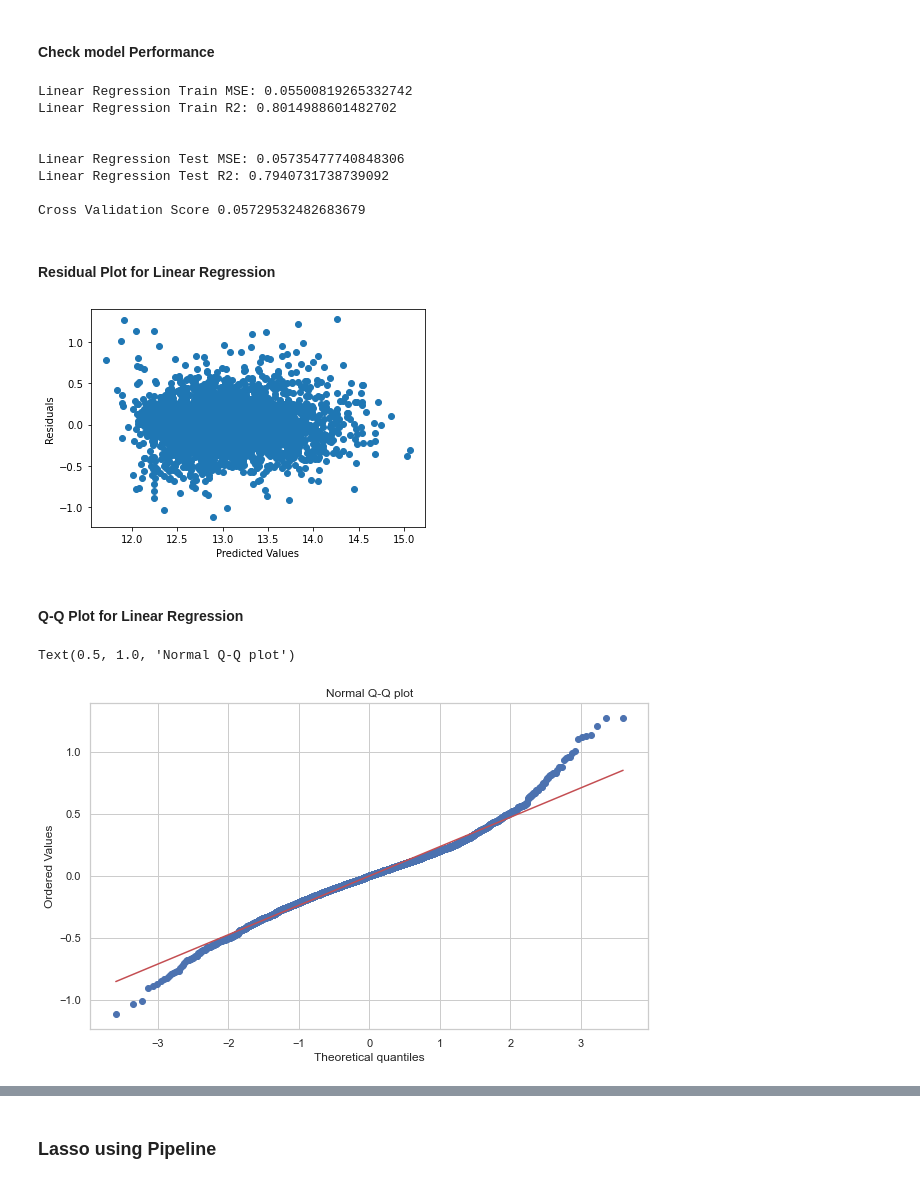
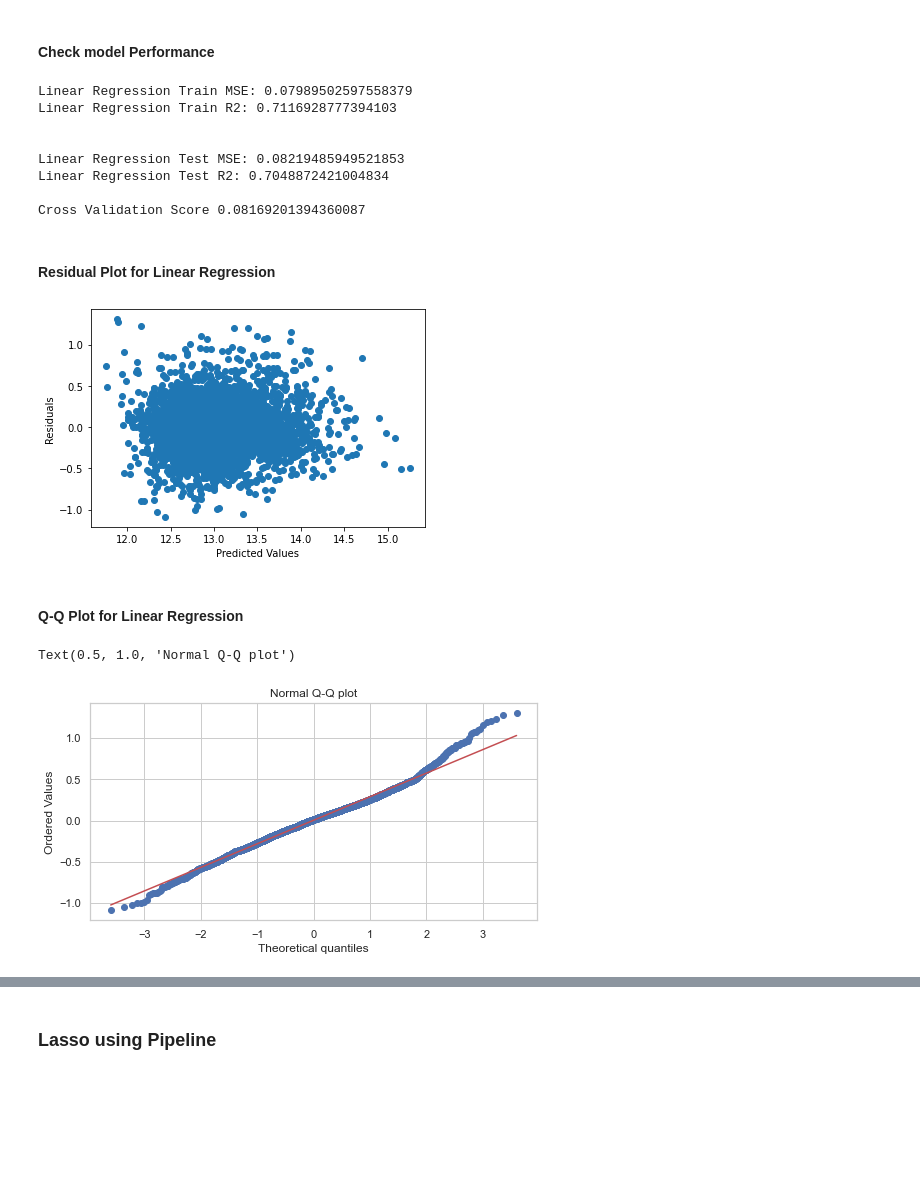
Before and after one commit to esharma3/king_county_house_price_prediction, a Jupyter notebook: kc_house_price_prediction.ipynb, the cells around one changed output, grey strips where cells are left out. Saved outputs shown, nothing was run; the diff lists cells and outputs as text; code cells hidden in the pictures; blank space fills up the shorter version.

Commit message:
removed lat and long

```diff
--- a/kc_house_price_prediction.ipynb
+++ b/kc_house_price_prediction.ipynb
@@ -534,7 +525,7 @@ df["price"].hist()
 Price seems to be highly skewed and will need transformation.
 # %%
 # setting X and y
-X = df.drop(["price"], axis=1)
+X = df.drop(["price", "long", "lat"], axis=1)   # dropping lat and long as we already have zipcode for location
 y = np.log(df["price"])
 
 # splitting X and y
@@ -547,14 +542,14 @@ lr_pipe = Pipeline([
 
     # categorical encoding
     ('ohe_enc_high_cardinal', ce.OneHotCategoricalEncoder(
-        top_categories=30, variables=["zipcode"], drop_last=False)),
+        top_categories=20, variables=["zipcode"], drop_last=False)),
     ('ohe_enc_categorical', ce.OneHotCategoricalEncoder(
-        top_categories=5, variables=['yr_renovated',
-        ])),
+        top_categories=None, variables=["yr_renovated", "bedrooms", "floors", "waterfront", "view", "condition", "grade"],
+        drop_last=True)),
 
     # discretisation + encoding
     ('discretisation', dsc.EqualFrequencyDiscretiser(
-        q=5, return_object=True, variables=['bathrooms', 'sqft_living', 'sqft_lot', 'sqft_basement'])),
+        q=5, return_object=True, variables=["bathrooms", "sqft_lot", "sqft_basement", "sqft_living"])),
 
     # feature Scaling
     ('scaler', StandardScaler()),
@@ -585,14 +580,14 @@ print(f"Linear Regression Test R2: {r2_score(y_test, y_test_predictions)}")
 cv_score = np.mean((cross_val_score(lr_pipe, X, y, cv=5, scoring='neg_mean_squared_error'))*-1)
 print("\nCross Validation Score", cv_score)
 # %% [output]
-Linear Regression Train MSE: 0.05500819265332742
-Linear Regression Train R2: 0.8014988601482702
+Linear Regression Train MSE: 0.07989502597558379
+Linear Regression Train R2: 0.7116928777394103
 
 
-Linear Regression Test MSE: 0.05735477740848306
-Linear Regression Test R2: 0.7940731738739092
+Linear Regression Test MSE: 0.08219485949521853
+Linear Regression Test R2: 0.7048872421004834
 
-Cross Validation Score 0.05729532482683679
+Cross Validation Score 0.08169201394360087
 # %% [markdown]
 #### Residual Plot for Linear Regression
 # %%
@@ -601,20 +596,20 @@ plt.xlabel("Predicted Values")
 plt.ylabel("Residuals")
 plt.show()
 # %% [output]
-[figure, old version]
+[figure, new version]
 # %% [markdown]
 #### Q-Q Plot for Linear Regression
 # %%
 #Normal Q-Q plot
 from scipy import stats
 sns.set(style="whitegrid")
 
-plt.figure(figsize=(10,6))
+plt.figure(figsize=(8,4))
 stats.probplot(y_test - y_test_predictions, dist="norm", plot=plt)
 plt.title("Normal Q-Q plot")
 # %% [output]
 Text(0.5, 1.0, 'Normal Q-Q plot')
-[figure, old version]
+[figure, new version]
 # %%
 sns.distplot(y_test - y_test_predictions)
 # %% [output]
```
Also changed, not shown: parts of 16 cells of this notebook.
